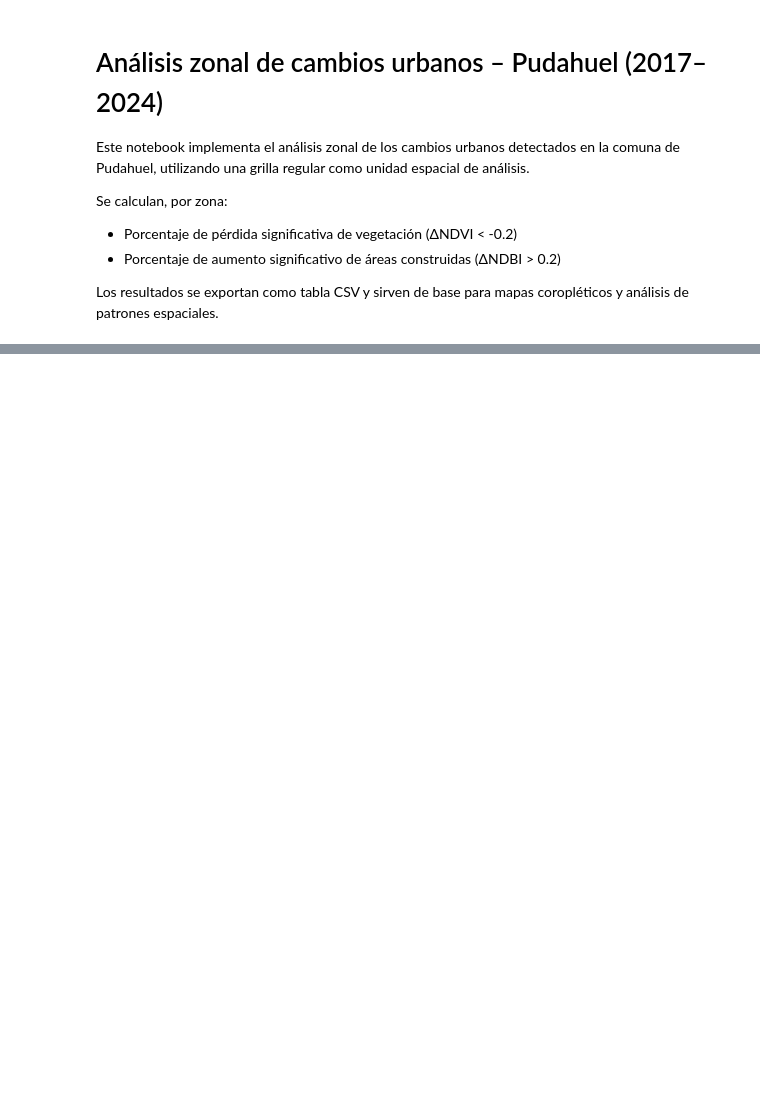
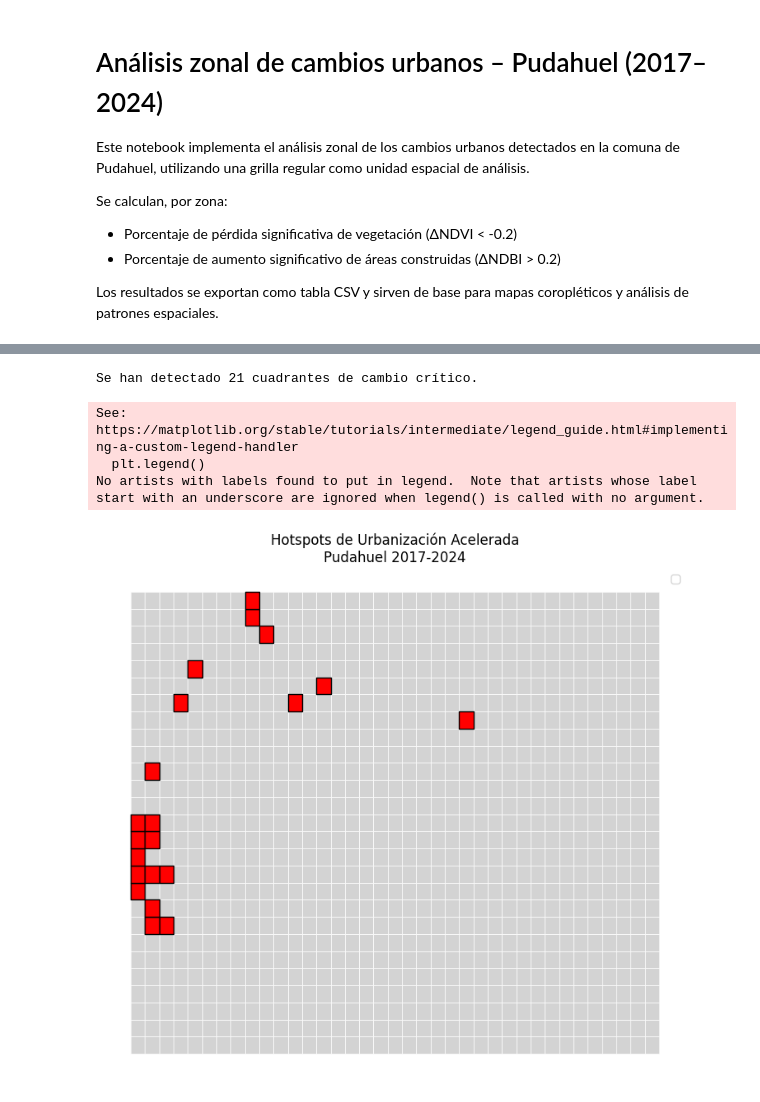
Before and after one commit to diegovaldes23/GEOLABANTES, a Jupyter notebook: Lab2DV/notebooks/03_analisis_zonal.ipynb, the cells around one changed output, grey strips where cells are left out. Saved outputs shown, nothing was run; the diff lists cells and outputs as text; code cells hidden in the pictures; blank space fills up the shorter version.

```diff
--- a/Lab2DV/notebooks/03_analisis_zonal.ipynb
+++ b/Lab2DV/notebooks/03_analisis_zonal.ipynb
@@ -156,0 +224,23 @@ plt.show()
+# %%
+# --- 4. DETECCIÓN DE CUADRANTES CRÍTICOS ---
+# Definimos "Hotspot" como zona con > 20% de ganancia de cemento Y > 20% de pérdida de verde
+hotspots = grid[(grid['perc_gain_built'] > 20) & (grid['perc_loss_veg'] > 20)]
+
+print(f"Se han detectado {len(hotspots)} cuadrantes de cambio crítico.")
+
+# Visualización de Hotspots sobre el mapa
+fig, ax = plt.subplots(1, 1, figsize=(10, 8))
+grid.plot(ax=ax, color='lightgrey', edgecolor='white', linewidth=0.5)
+if not hotspots.empty:
+    hotspots.plot(ax=ax, color='red', edgecolor='black', label='Cambio Crítico')
+
+ax.set_title("Hotspots de Urbanización Acelerada\nPudahuel 2017-2024")
+ax.axis("off")
+plt.legend()
+plt.show()
+# %% [output]
+Se han detectado 21 cuadrantes de cambio crítico.
+See: https://matplotlib.org/stable/tutorials/intermediate/legend_guide.html#implementing-a-custom-legend-handler
+  plt.legend()
+No artists with labels found to put in legend.  Note that artists whose label start with an underscore are ignored when legend() is called with no argument.
+[figure, added]
```
Also changed, not shown: parts of 16 cells of this notebook, 6 other files.
